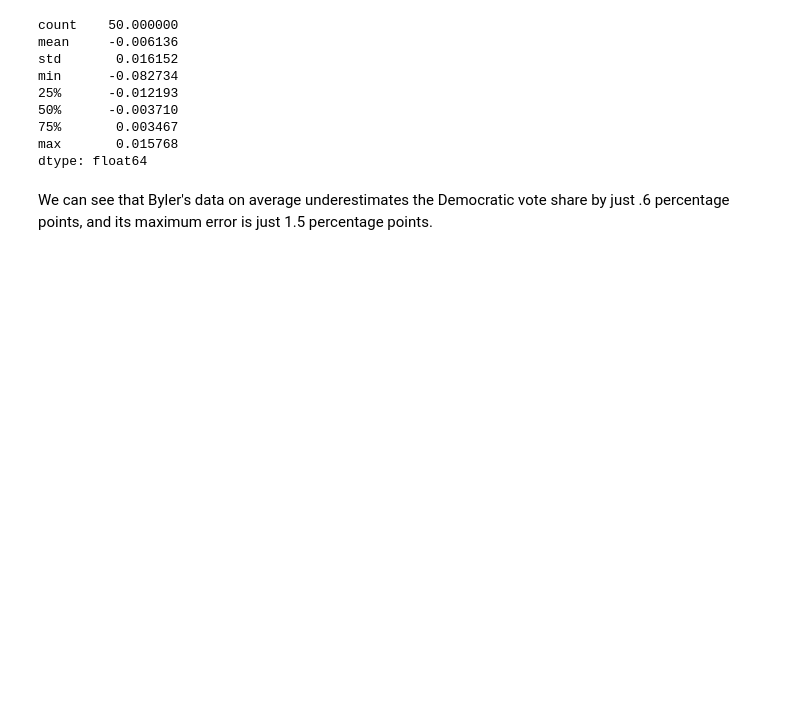
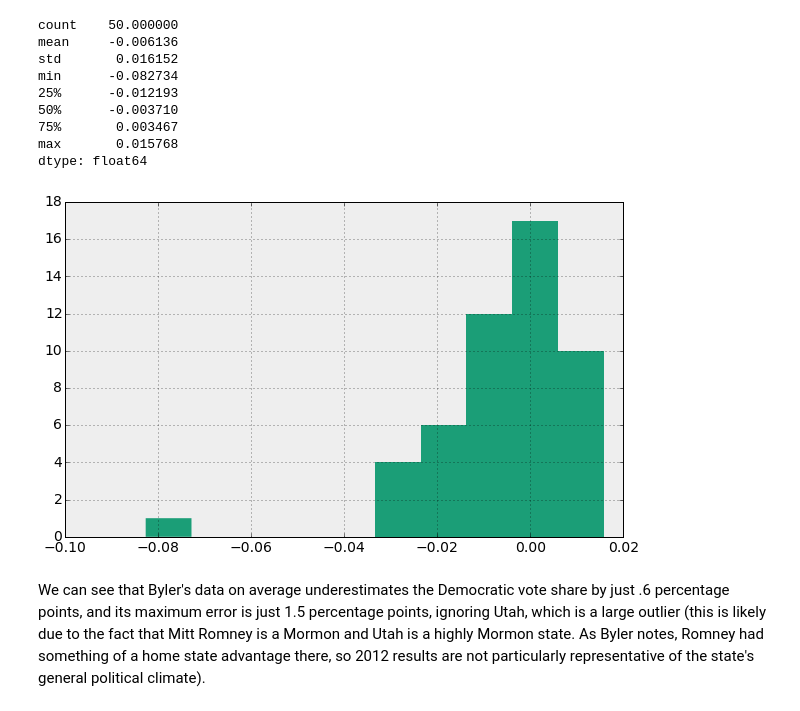
Before and after one commit to araftery/electoral_map, a Jupyter notebook: data/Verification.ipynb, the cells around one changed output. Drawn from its saved outputs; the diff is of its cells as text; code cells hidden in the pictures; blank space fills up the shorter version.

Commit message:
add histogram to data verification

```diff
--- a/data/Verification.ipynb
+++ b/data/Verification.ipynb
@@ -121,5 +121,10 @@ min      -0.082734
 75%       0.003467
 max       0.015768
 dtype: float64
+# %%
+prediction_errors.hist()
+plt.show()
+# %% [output]
+[figure, added]
 # %% [markdown]
-We can see that Byler's data on average underestimates the Democratic vote share by just .6 percentage points, and its maximum error is just 1.5 percentage points.
+We can see that Byler's data on average underestimates the Democratic vote share by just .6 percentage points, and its maximum error is just 1.5 percentage points, ignoring Utah, which is a large outlier (this is likely due to the fact that Mitt Romney is a Mormon and Utah is a highly Mormon state. As Byler notes, Romney had something of a home state advantage there, so 2012 results are not particularly representative of the state's general political climate).
```
Also changed, not shown: 1 other file.
